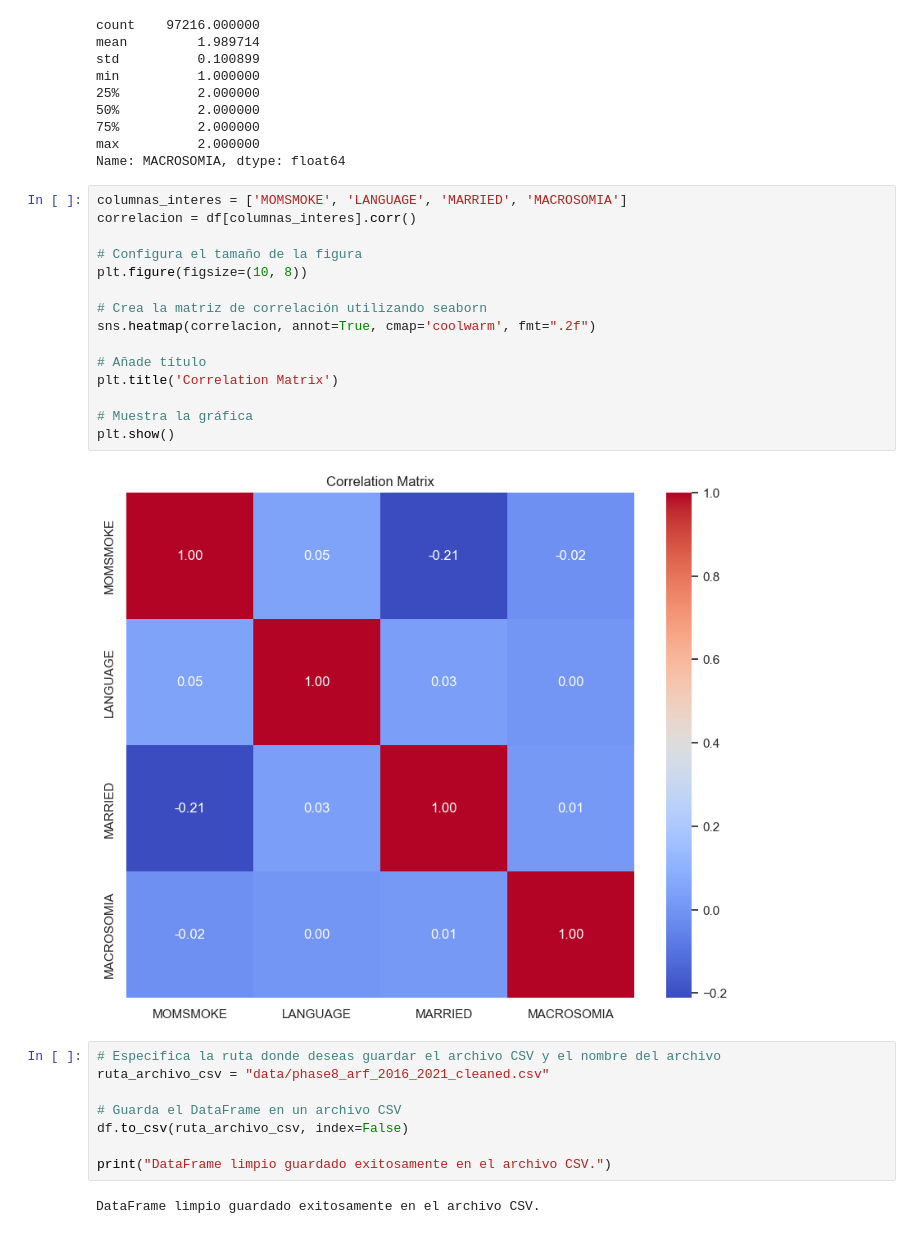
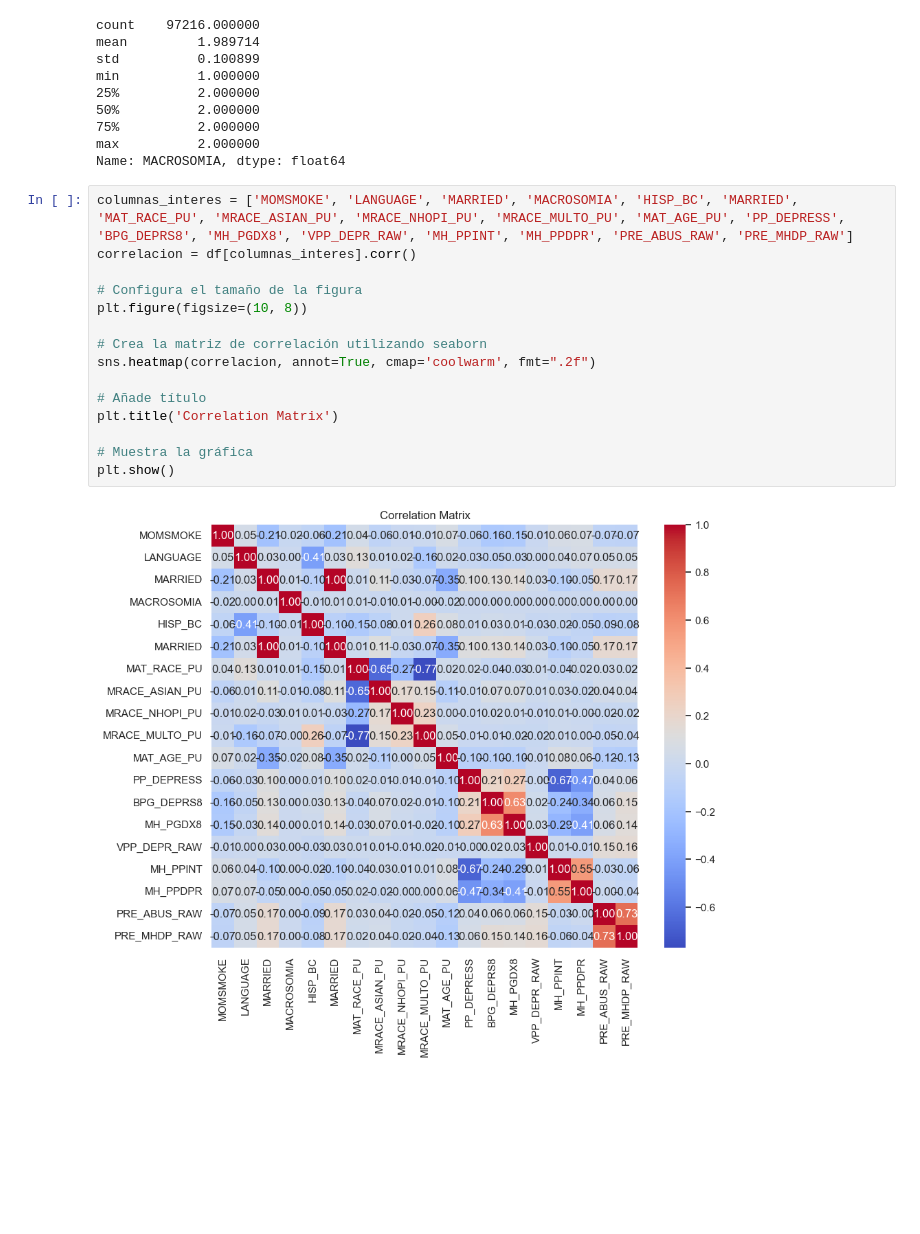
Before and after one commit to storres21/PRAMS_Cornell, a Jupyter notebook: main.ipynb, the cells around one changed output. Drawn from its saved outputs; the diff is of its cells as text; blank space fills up the shorter version.

```diff
--- a/main.ipynb
+++ b/main.ipynb
@@ -481,29 +489,19 @@ min          1.000000
 max          2.000000
 Name: MACROSOMIA, dtype: float64
 # %%
-columnas_interes = ['MOMSMOKE', 'LANGUAGE', 'MARRIED', 'MACROSOMIA']
+columnas_interes = ['MOMSMOKE', 'LANGUAGE', 'MARRIED', 'MACROSOMIA', 'HISP_BC', 'MARRIED', 'MAT_RACE_PU', 'MRACE_ASIAN_PU', 'MRACE_NHOPI_PU', 'MRACE_MULTO_PU', 'MAT_AGE_PU', 'PP_DEPRESS', 'BPG_DEPRS8', 'MH_PGDX8', 'VPP_DEPR_RAW', 'MH_PPINT', 'MH_PPDPR', 'PRE_ABUS_RAW', 'PRE_MHDP_RAW']
 correlacion = df[columnas_interes].corr()
 
 # Configura el tamaño de la figura
 plt.figure(figsize=(10, 8))
 
 # Crea la matriz de correlación utilizando seaborn
 sns.heatmap(correlacion, annot=True, cmap='coolwarm', fmt=".2f")
 
 # Añade título
 plt.title('Correlation Matrix')
 
 # Muestra la gráfica
 plt.show()
 # %% [output]
-[figure, old version]
+[figure, new version]
-# %%
-# Especifica la ruta donde deseas guardar el archivo CSV y el nombre del archivo
-ruta_archivo_csv = "data/phase8_arf_2016_2021_cleaned.csv"
-
-# Guarda el DataFrame en un archivo CSV
-df.to_csv(ruta_archivo_csv, index=False)
-
-print("DataFrame limpio guardado exitosamente en el archivo CSV.")
-# %% [output]
-DataFrame limpio guardado exitosamente en el archivo CSV.
```
Also changed, not shown: parts of 2 cells of this notebook.
